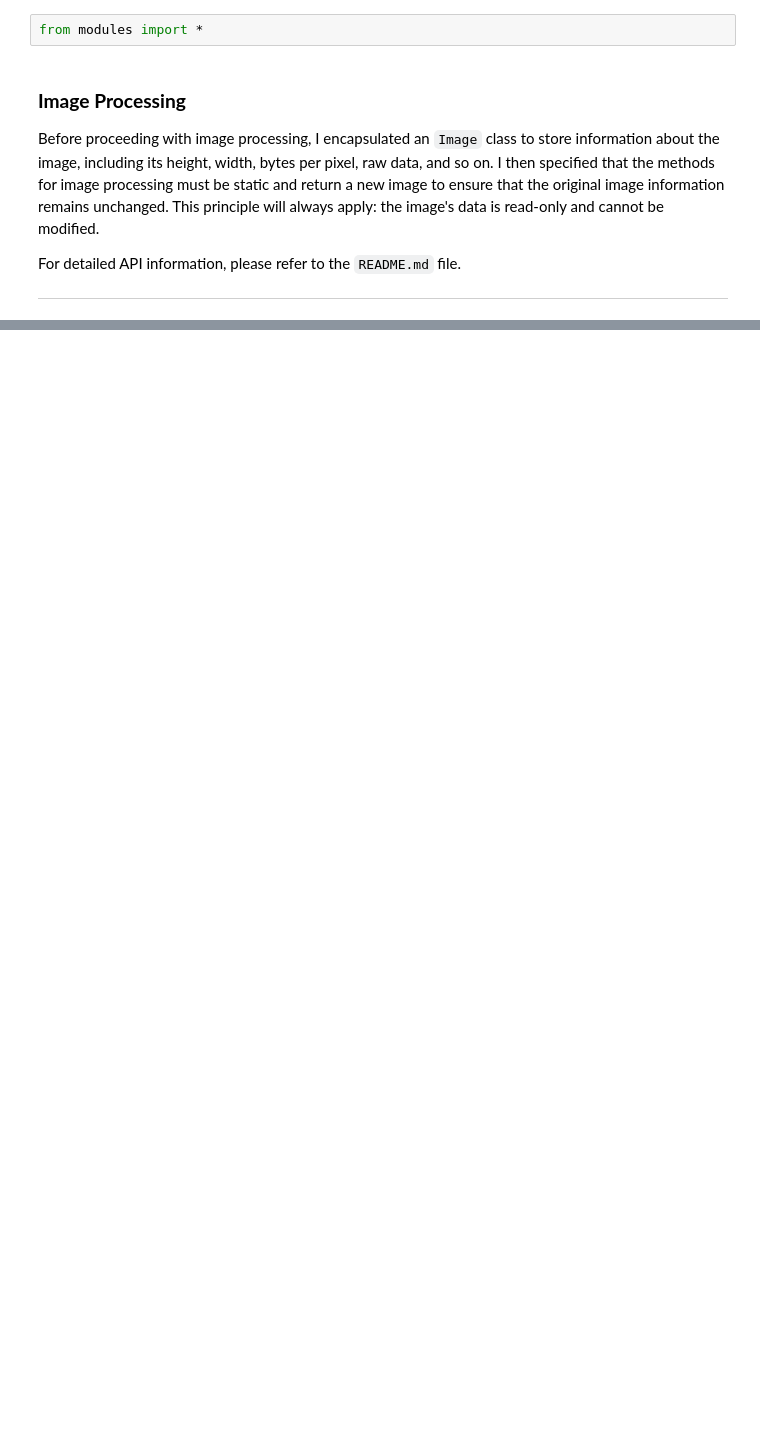
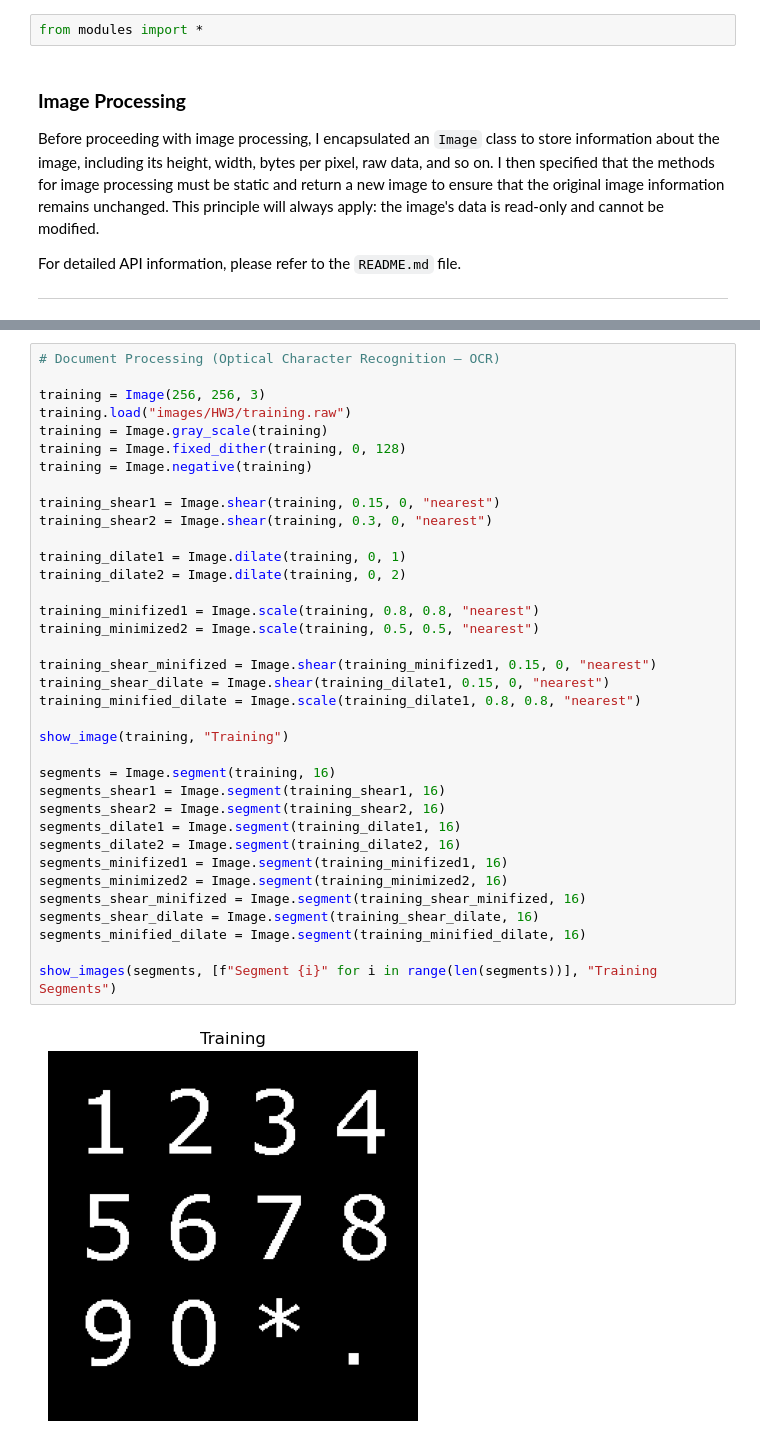
Before and after one commit to FLwolfy/Image-Processing, a Jupyter notebook: HW3_main.ipynb, the cells around one changed output, grey strips where cells are left out. Cells and saved outputs as stored; diff of their text form; blank space fills up the shorter version.

```diff
--- a/HW3_main.ipynb
+++ b/HW3_main.ipynb
@@ -123,0 +164,38 @@ Image.texture_cluster(samples, 0, 5)
+# %%
+# Document Processing (Optical Character Recognition – OCR)
+
+training = Image(256, 256, 3)
+training.load("images/HW3/training.raw")
+training = Image.gray_scale(training)
+training = Image.fixed_dither(training, 0, 128)
+training = Image.negative(training)
+
+training_shear1 = Image.shear(training, 0.15, 0, "nearest")
+training_shear2 = Image.shear(training, 0.3, 0, "nearest")
+
+training_dilate1 = Image.dilate(training, 0, 1)
+training_dilate2 = Image.dilate(training, 0, 2)
+
+training_minifized1 = Image.scale(training, 0.8, 0.8, "nearest")
+training_minimized2 = Image.scale(training, 0.5, 0.5, "nearest")
+
+training_shear_minifized = Image.shear(training_minifized1, 0.15, 0, "nearest")
+training_shear_dilate = Image.shear(training_dilate1, 0.15, 0, "nearest")
+training_minified_dilate = Image.scale(training_dilate1, 0.8, 0.8, "nearest")
+
+show_image(training, "Training")
+
+segments = Image.segment(training, 16)
+segments_shear1 = Image.segment(training_shear1, 16)
+segments_shear2 = Image.segment(training_shear2, 16)
+segments_dilate1 = Image.segment(training_dilate1, 16)
+segments_dilate2 = Image.segment(training_dilate2, 16)
+segments_minifized1 = Image.segment(training_minifized1, 16)
+segments_minimized2 = Image.segment(training_minimized2, 16)
+segments_shear_minifized = Image.segment(training_shear_minifized, 16)
+segments_shear_dilate = Image.segment(training_shear_dilate, 16)
+segments_minified_dilate = Image.segment(training_minified_dilate, 16)
+
+show_images(segments, [f"Segment {i}" for i in range(len(segments))], "Training Segments")
+# %% [output]
+[figure, added]
```
Also changed, not shown: parts of 11 cells of this notebook, 11 other files.
